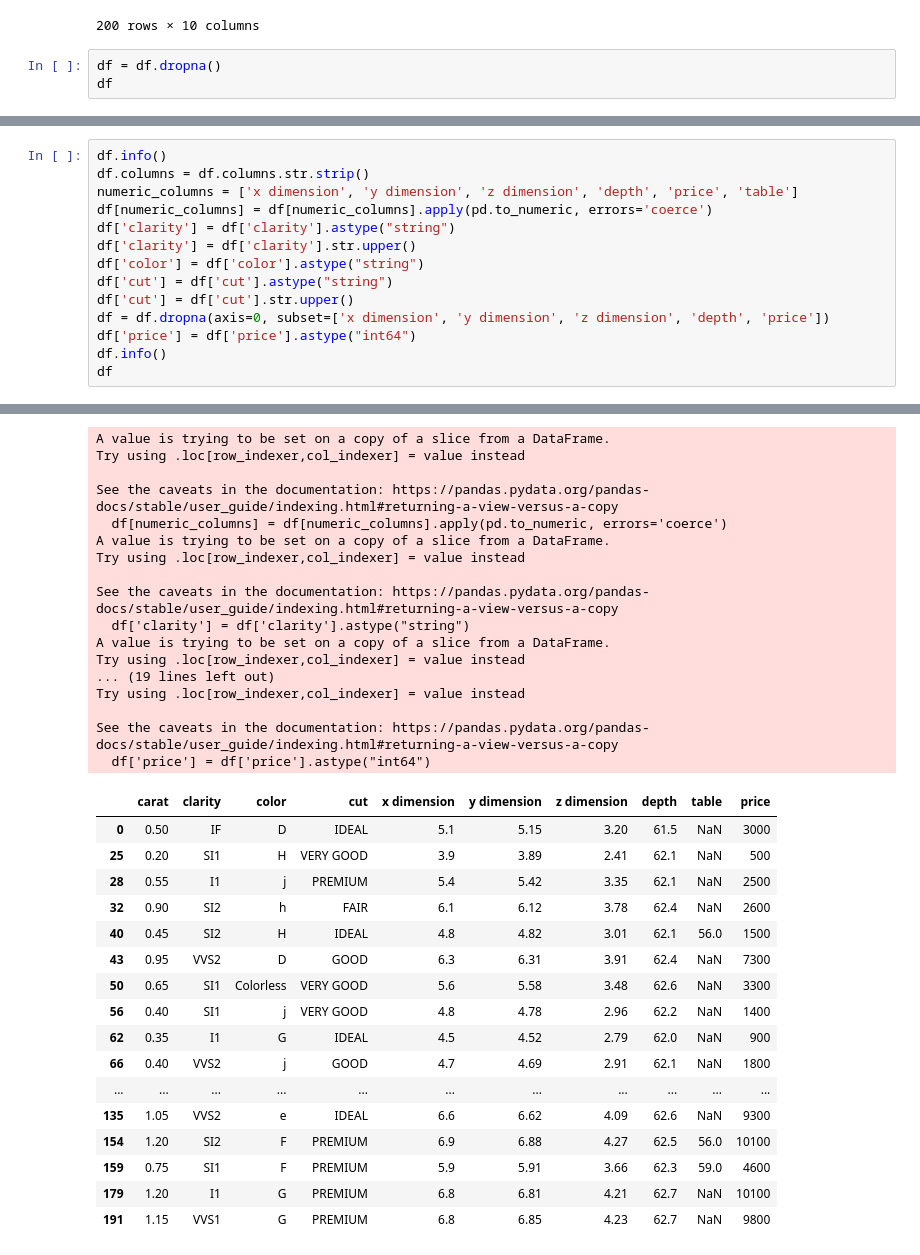
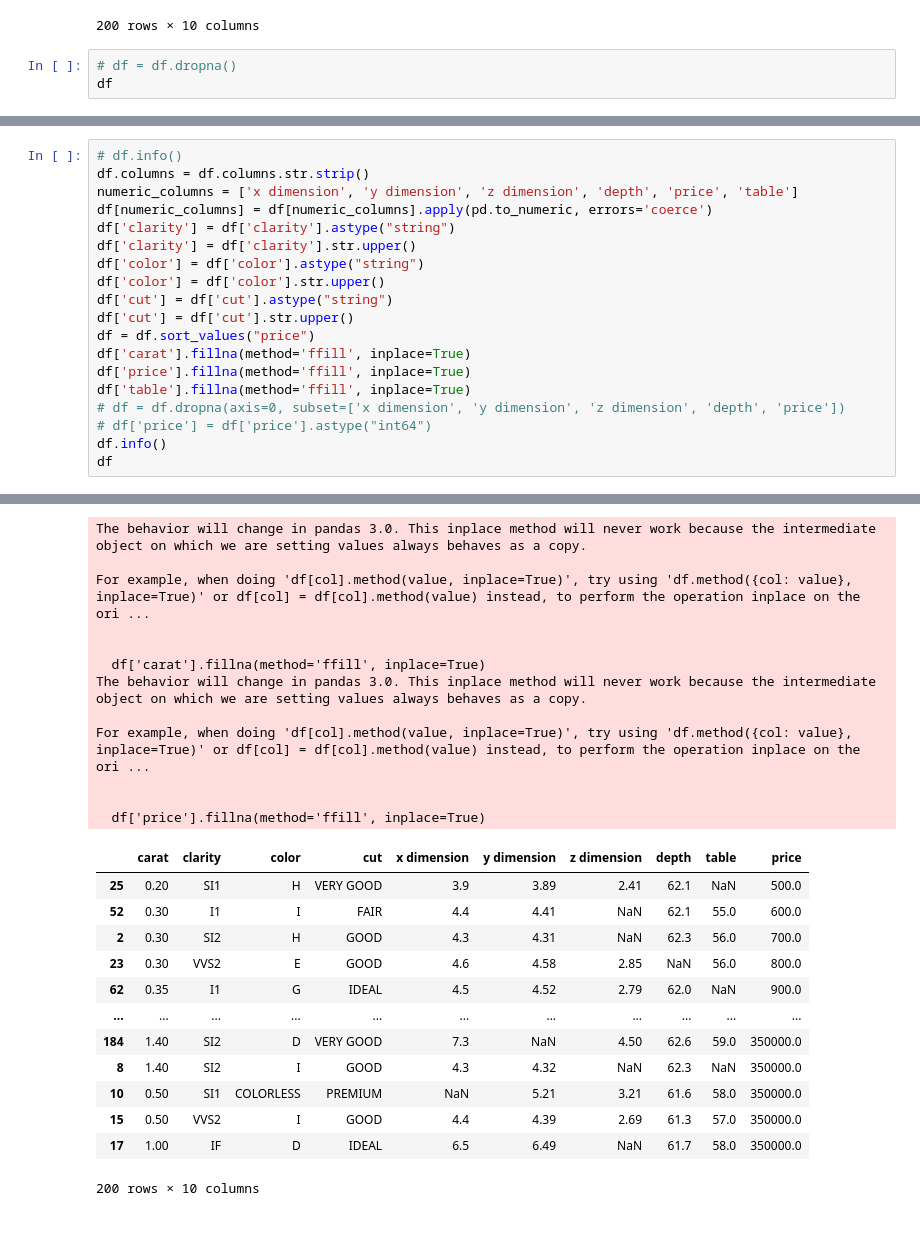
Before and after one commit to jabi11/PAD_projekt, a Jupyter notebook: projekt.ipynb, the cells around one changed output, grey strips where cells are left out. Saved outputs shown, nothing was run; the diff lists cells and outputs as text; blank space fills up the shorter version.

```diff
--- a/projekt.ipynb
+++ b/projekt.ipynb
@@ -36,7 +36,7 @@ df
 | 199 | NaN | VVS1 | G | Very good | 6.4 | 6.43 | 3.97 | 62.5 |  | 7500 |
 200 rows × 10 columns
 # %%
-df = df.dropna()
+# df = df.dropna()
 df
 # %% [output]
 |  | carat | clarity | color | cut | x dimension | y dimension | z dimension | depth | table | price |
@@ -55,15 +55,20 @@ df
 # %%
-df.info()
+# df.info()
 df.columns = df.columns.str.strip()
 numeric_columns = ['x dimension', 'y dimension', 'z dimension', 'depth', 'price', 'table']
 df[numeric_columns] = df[numeric_columns].apply(pd.to_numeric, errors='coerce')
 df['clarity'] = df['clarity'].astype("string")
 df['clarity'] = df['clarity'].str.upper()
 df['color'] = df['color'].astype("string")
+df['color'] = df['color'].str.upper()
 df['cut'] = df['cut'].astype("string")
 df['cut'] = df['cut'].str.upper()
-df = df.dropna(axis=0, subset=['x dimension', 'y dimension', 'z dimension', 'depth', 'price'])
-df['price'] = df['price'].astype("int64")
+df = df.sort_values("price")
+df['carat'].fillna(method='ffill', inplace=True)
+df['price'].fillna(method='ffill', inplace=True)
+df['table'].fillna(method='ffill', inplace=True)
+# df = df.dropna(axis=0, subset=['x dimension', 'y dimension', 'z dimension', 'depth', 'price'])
+# df['price'] = df['price'].astype("int64")
 df.info()
 df
 # %% [output]
@@ -87,35 +92,26 @@ memory usage: 1.9 KB
-A value is trying to be set on a copy of a slice from a DataFrame.
-Try using .loc[row_indexer,col_indexer] = value instead
+The behavior will change in pandas 3.0. This inplace method will never work because the intermediate object on which we are setting values always behaves as a copy.
 
-See the caveats in the documentation: https://pandas.pydata.org/pandas-docs/stable/user_guide/indexing.html#returning-a-view-versus-a-copy
-  df[numeric_columns] = df[numeric_columns].apply(pd.to_numeric, errors='coerce')
-A value is trying to be set on a copy of a slice from a DataFrame.
-Try using .loc[row_indexer,col_indexer] = value instead
+For example, when doing 'df[col].method(value, inplace=True)', try using 'df.method({col: value}, inplace=True)' or df[col] = df[col].method(value) instead, to perform the operation inplace on the ori ...
 
-See the caveats in the documentation: https://pandas.pydata.org/pandas-docs/stable/user_guide/indexing.html#returning-a-view-versus-a-copy
-  df['clarity'] = df['clarity'].astype("string")
-A value is trying to be set on a copy of a slice from a DataFrame.
-Try using .loc[row_indexer,col_indexer] = value instead
-... (19 lines left out)
-Try using .loc[row_indexer,col_indexer] = value instead
 
-See the caveats in the documentation: https://pandas.pydata.org/pandas-docs/stable/user_guide/indexing.html#returning-a-view-versus-a-copy
-  df['price'] = df['price'].astype("int64")
+  df['carat'].fillna(method='ffill', inplace=True)
+The behavior will change in pandas 3.0. This inplace method will never work because the intermediate object on which we are setting values always behaves as a copy.
+
+For example, when doing 'df[col].method(value, inplace=True)', try using 'df.method({col: value}, inplace=True)' or df[col] = df[col].method(value) instead, to perform the operation inplace on the ori ...
+
+
+  df['price'].fillna(method='ffill', inplace=True)
 |  | carat | clarity | color | cut | x dimension | y dimension | z dimension | depth | table | price |
-| 0 | 0.50 | IF | D | IDEAL | 5.1 | 5.15 | 3.20 | 61.5 | NaN | 3000 |
-| 25 | 0.20 | SI1 | H | VERY GOOD | 3.9 | 3.89 | 2.41 | 62.1 | NaN | 500 |
-| 28 | 0.55 | I1 | j | PREMIUM | 5.4 | 5.42 | 3.35 | 62.1 | NaN | 2500 |
-| 32 | 0.90 | SI2 | h | FAIR | 6.1 | 6.12 | 3.78 | 62.4 | NaN | 2600 |
-| 40 | 0.45 | SI2 | H | IDEAL | 4.8 | 4.82 | 3.01 | 62.1 | 56.0 | 1500 |
-| 43 | 0.95 | VVS2 | D | GOOD | 6.3 | 6.31 | 3.91 | 62.4 | NaN | 7300 |
-| 50 | 0.65 | SI1 | Colorless | VERY GOOD | 5.6 | 5.58 | 3.48 | 62.6 | NaN | 3300 |
-| 56 | 0.40 | SI1 | j | VERY GOOD | 4.8 | 4.78 | 2.96 | 62.2 | NaN | 1400 |
-| 62 | 0.35 | I1 | G | IDEAL | 4.5 | 4.52 | 2.79 | 62.0 | NaN | 900 |
-| 66 | 0.40 | VVS2 | j | GOOD | 4.7 | 4.69 | 2.91 | 62.1 | NaN | 1800 |
+| 25 | 0.20 | SI1 | H | VERY GOOD | 3.9 | 3.89 | 2.41 | 62.1 | NaN | 500.0 |
+| 52 | 0.30 | I1 | I | FAIR | 4.4 | 4.41 | NaN | 62.1 | 55.0 | 600.0 |
+| 2 | 0.30 | SI2 | H | GOOD | 4.3 | 4.31 | NaN | 62.3 | 56.0 | 700.0 |
+| 23 | 0.30 | VVS2 | E | GOOD | 4.6 | 4.58 | 2.85 | NaN | 56.0 | 800.0 |
+| 62 | 0.35 | I1 | G | IDEAL | 4.5 | 4.52 | 2.79 | 62.0 | NaN | 900.0 |
 | ... | ... | ... | ... | ... | ... | ... | ... | ... | ... | ... |
-| 135 | 1.05 | VVS2 | e | IDEAL | 6.6 | 6.62 | 4.09 | 62.6 | NaN | 9300 |
-| 154 | 1.20 | SI2 | F | PREMIUM | 6.9 | 6.88 | 4.27 | 62.5 | 56.0 | 10100 |
-| 159 | 0.75 | SI1 | F | PREMIUM | 5.9 | 5.91 | 3.66 | 62.3 | 59.0 | 4600 |
-| 179 | 1.20 | I1 | G | PREMIUM | 6.8 | 6.81 | 4.21 | 62.7 | NaN | 10100 |
-| 191 | 1.15 | VVS1 | G | PREMIUM | 6.8 | 6.85 | 4.23 | 62.7 | NaN | 9800 |
+| 184 | 1.40 | SI2 | D | VERY GOOD | 7.3 | NaN | 4.50 | 62.6 | 59.0 | 350000.0 |
+| 8 | 1.40 | SI2 | I | GOOD | 4.3 | 4.32 | NaN | 62.3 | NaN | 350000.0 |
+| 10 | 0.50 | SI1 | COLORLESS | PREMIUM | NaN | 5.21 | 3.21 | 61.6 | 58.0 | 350000.0 |
+| 15 | 0.50 | VVS2 | I | GOOD | 4.4 | 4.39 | 2.69 | 61.3 | 57.0 | 350000.0 |
+| 17 | 1.00 | IF | D | IDEAL | 6.5 | 6.49 | NaN | 61.7 | 58.0 | 350000.0 |
+200 rows × 10 columns
 # %%
```
Also changed, not shown: parts of 7 cells of this notebook, 1 other file.
